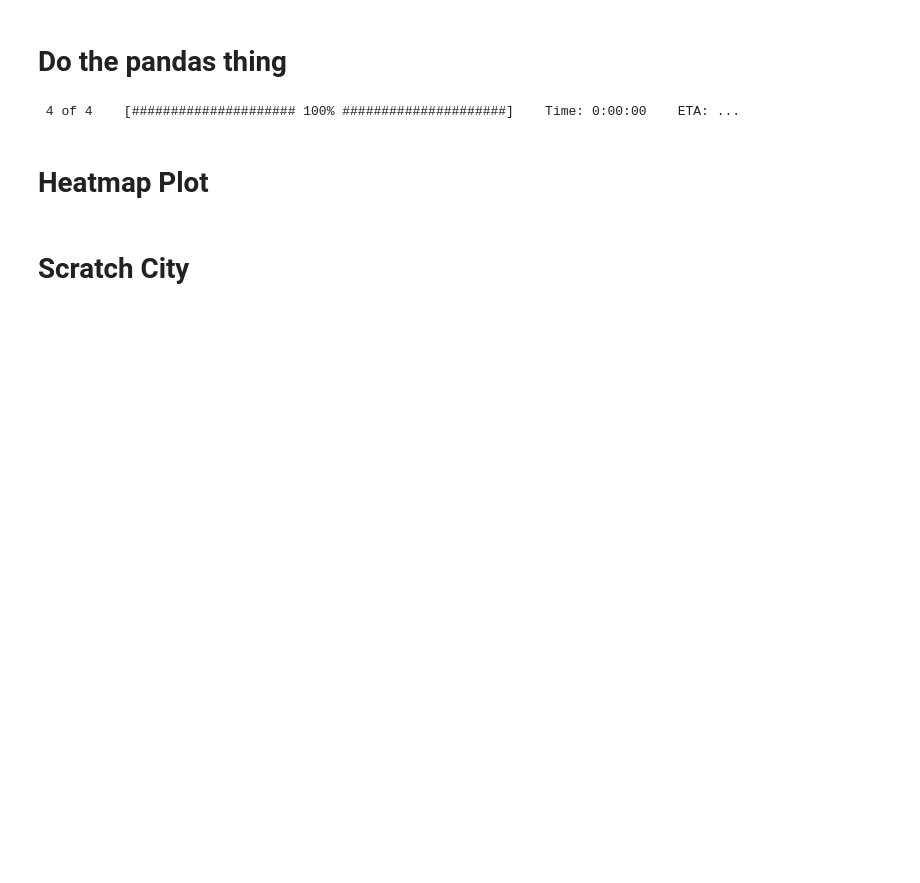
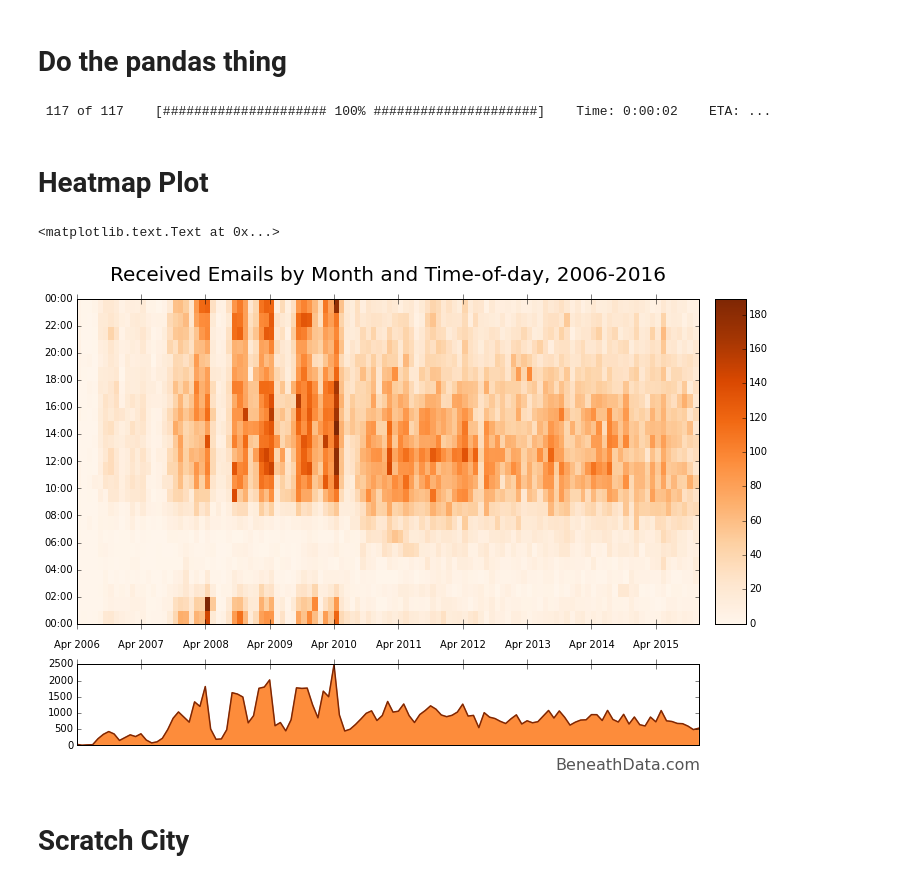
Before and after one commit to tyleha/personal, a Jupyter notebook: gmail.ipynb, the cells around one changed output. Saved outputs shown, nothing was run; the diff lists cells and outputs as text; code cells hidden in the pictures; blank space fills up the shorter version.

Commit message:
Publication of email post.

```diff
--- a/gmail.ipynb
+++ b/gmail.ipynb
@@ -59,10 +62,8 @@ import numpy as np
 import pickle
 # %%
 def scrub_email(headers):
-    d = {}
-    for val in headers:
-        d[val[0].lower()] = val[1]
-    return d
+    # IMAP sometimes returns fields with varying capitalization. Lowercase each header name.
+    return dict([(title.lower(), value) for title, value in headers])
 
 def try_parse_date(d):
     try:
@@ -93,5 +94,5 @@ def try_parse_date(d):
         # irregular that we'll just remove them from our dataset.
         return np.nan
 # %%
-received = load_pickle('/home/tyleha/git/all_emails', 'rb')
+email_dataset = load_pickle('/home/tyleha/git/all_emails', 'rb')
 # %%
@@ -101,12 +106,3 @@ df = pd.DataFrame([scrub_email(email._headers) for email in email_dataset])
-# %%
-# Frequency
-freq = 'M'
-email_dataset = sent
-df = pd.DataFrame([scrub_email(email._headers) for email in email_dataset])
-
-# This might take a minute...
-df['timestamp'] = df.date.map(try_parse_date)
-df = df.dropna(subset=['timestamp'])
 # %%
 # Now we're off to the races
 df['hour'] = df.timestamp.map(lambda x: x.hour)
@@ -140,7 +136,7 @@ for i, period in enumerate(pr):
 # fill those NaNs with zeros.
 hm.fillna(0, inplace=True)
 # %% [output]
- 4 of 4    [##################### 100% #####################]    Time: 0:00:00    ETA: ...
+ 117 of 117    [##################### 100% #####################]    Time: 0:00:02    ETA: ...
 # %% [markdown]
 # Heatmap Plot
 # %%
@@ -155,35 +151,43 @@ import matplotlib.gridspec as gridspec
 # %%
 # Set up figure
 fig = plt.figure(figsize=(12,8))
-gs = gridspec.GridSpec(2, 2, height_ratios=[4,1], width_ratios=[20,1],)
+gs = gridspec.GridSpec(2, 2, height_ratios=[4,1], width_ratios=[20,1])
 gs.update(wspace=0.05)
+
 
 ### Plot our heatmap
 ax = plt.subplot(gs[0])
 x = dates.date2num([p.start_time for p in pr])
 t = [datetime(2000, 1, 1, h, 0, 0) for h in range(24)]
 t.append(datetime(2000, 1, 2, 0, 0, 0))
 y = dates.date2num(t)
-cm = plt.get_cmap('Blues')
+cm = plt.get_cmap('Oranges')
 plt.pcolor(x, y, hm.transpose().as_matrix(), cmap=cm)
 
-date_format = dates.DateFormatter('%b %Y')
-ax.xaxis.set_major_formatter(date_format)
+ax.xaxis.set_major_formatter(dates.DateFormatter('%b %Y'))
 ax.yaxis.set_major_formatter(dates.DateFormatter('%H:%M'))
 ax.set_yticks(t[::2])
 ax.set_xticks(x[::12])
-# fig.autofmt_xdate()
-
+ax.tick_params(axis='x', pad=14, length=10, direction='inout')
 ax.set_xlim([x[0], x[-1]])
 ax.set_ylim([t[0], t[-1]])
 
 # Add a colorbar!
 plt.colorbar(cax=plt.subplot(gs[1]))
 
 #### Plot total emails over time
 ax2 = plt.subplot(gs[2])
-g = df.groupby(level=0)
-total_email = g.hour.count()
+total_email = df.groupby(level=0).hour.count()
 plt.plot_date(total_email.index, total_email, '-', linewidth=1.5, color=cm(0.999))
-ax2.get_xaxis().set_visible(False)
-ax2.get_yaxis().set_visible(False)
+ax2.fill_between(total_email.index, 0, total_email, color=cm(0.5))
+
+ax2.xaxis.tick_top()
+out = ax2.set_xticks(total_email.index[::12])
+out = ax2.xaxis.set_ticklabels([])
+ax2.tick_params(axis='x', pad=14, length=10, direction='inout')
+
+ax.set_title("Received Emails by Month and Time-of-day, 2006-2016", fontdict={'size':20}, y=1.04)
+ax.text(1.0, -0.45, "BeneathData.com", color='#555555', fontsize=16, ha='right', transform=ax.transAxes)
+# %% [output]
+<matplotlib.text.Text at 0x...>
+[figure, added]
```
Also changed, not shown: parts of 24 cells of this notebook, 1 other file.
